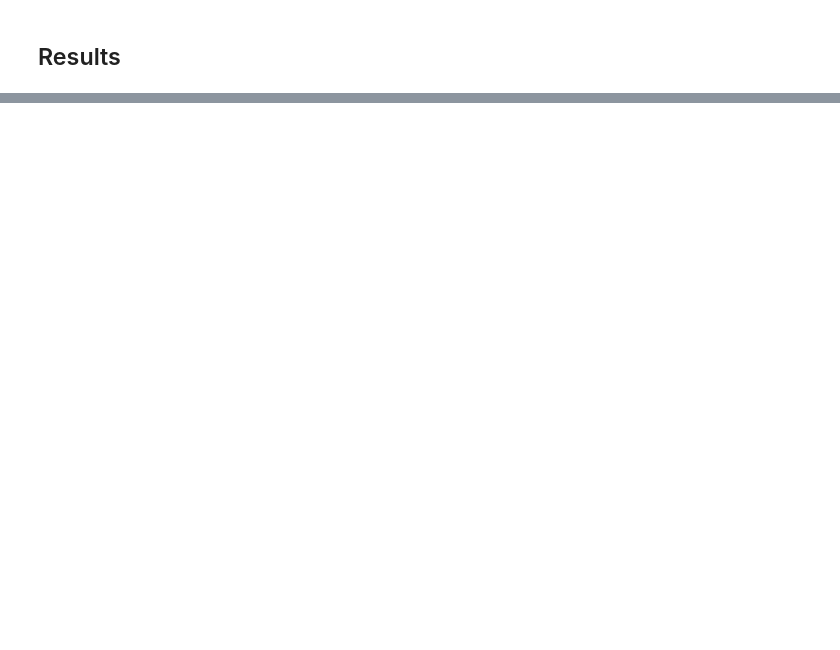
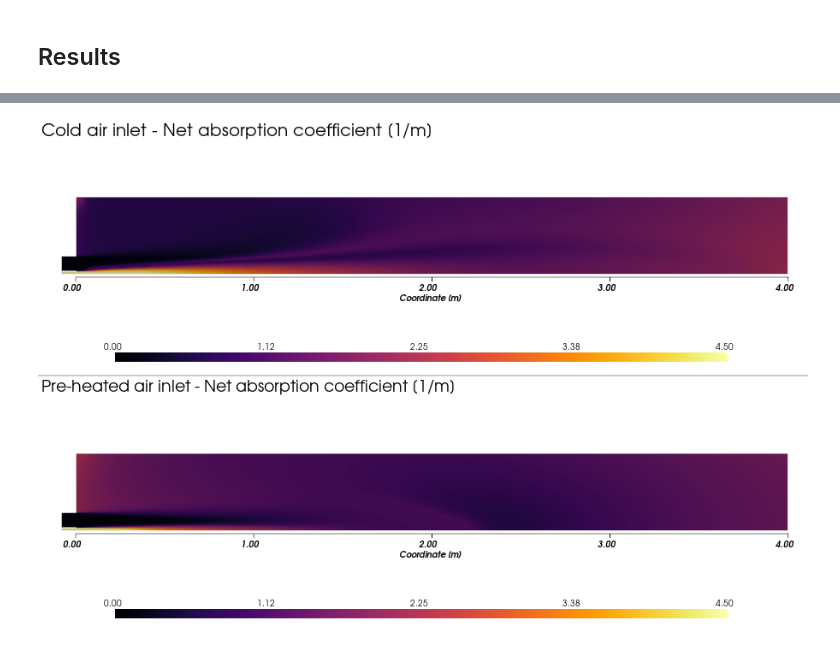
Before and after one commit to wallytutor/OpenFOAM, a Jupyter notebook: tutorials/multicomponentFluid/methaneAirSentivity/report.ipynb, the cells around one changed output, grey strips where cells are left out. Drawn from its saved outputs; the diff is of its cells as text; code cells hidden in the pictures; blank space fills up the shorter version.

```diff
--- a/tutorials/multicomponentFluid/methaneAirSentivity/report.ipynb
+++ b/tutorials/multicomponentFluid/methaneAirSentivity/report.ipynb
@@ -110,11 +211,13 @@ ma.plot_comparison(
 # %%
 #| echo: false
 #| fig-align: center
 #| fig-cap: Net absorption coefficient fields [1/m].
 #| label: fig-field-absorption
 ma.plot_comparison(
-    mesh1, mesh2, scalar="a", cmap="inferno", clim=[0.0, 4.0]
+    mesh1, mesh2, scalar="a", cmap="inferno", clim=[0.0, 4.5]
 )
+# %% [output]
+[figure, added]
 # %%
 #| echo: false
 #| fig-align: center
```
Also changed, not shown: parts of 27 cells of this notebook, 2 other files.
